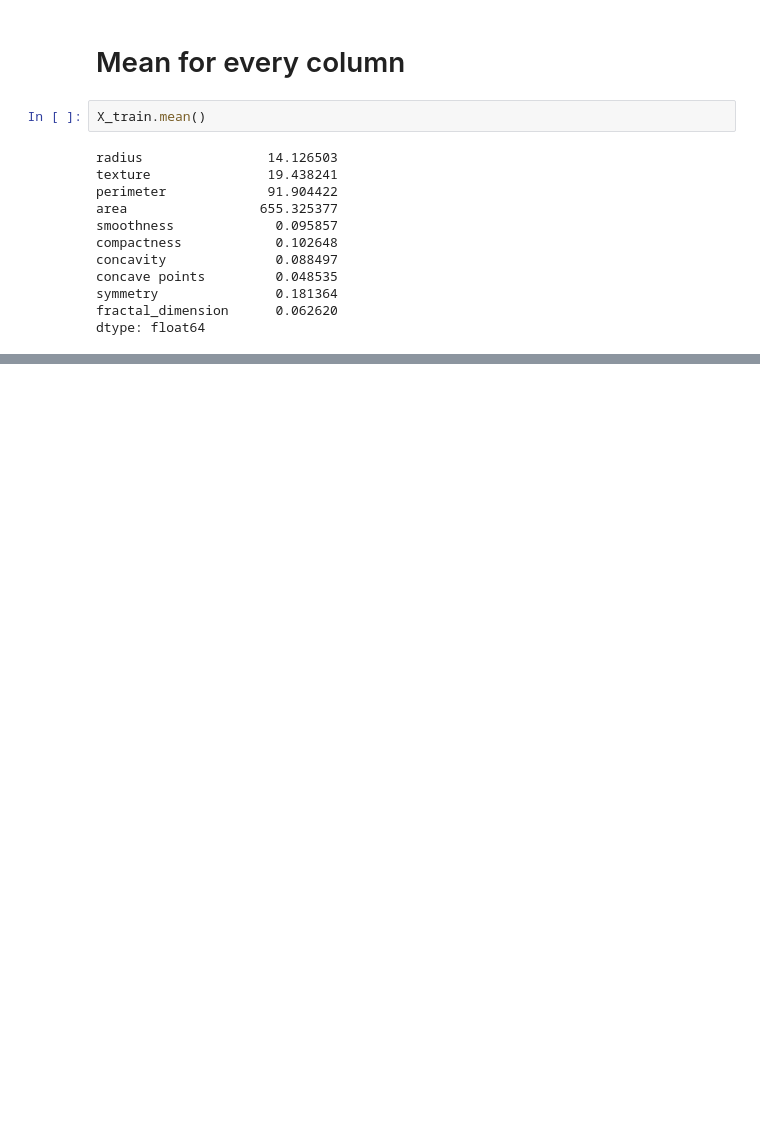
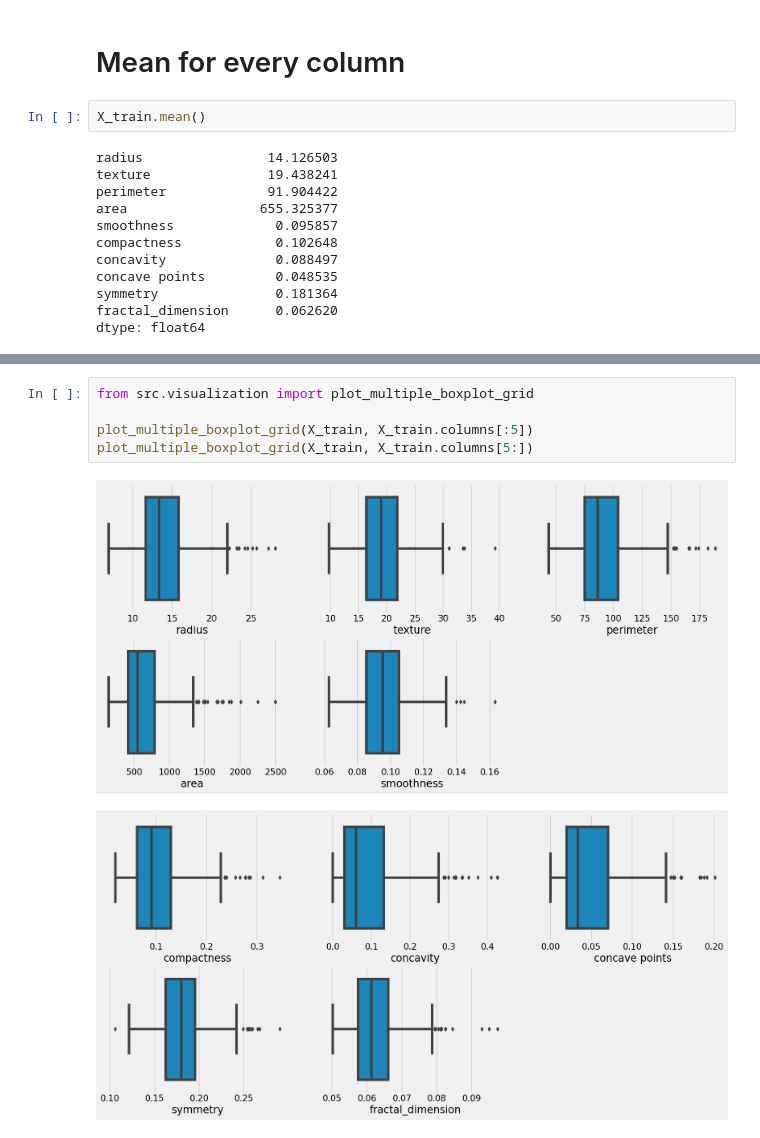
Before and after one commit to Research-Topics-in-Data-Mining/missingness-effect-complete-dataset, a Jupyter notebook: notebooks/Research Topics Project.ipynb, the cells around one changed output, grey strips where cells are left out. Cells and saved outputs as stored; diff of their text form; blank space fills up the shorter version.

```diff
--- a/notebooks/Research Topics Project.ipynb
+++ b/notebooks/Research Topics Project.ipynb
@@ -271 +264,9 @@ plot_multiple_distribution_grid(X_train, X_train.columns[5:])
+# %%
+from src.visualization import plot_multiple_boxplot_grid
+
+plot_multiple_boxplot_grid(X_train, X_train.columns[:5])
+plot_multiple_boxplot_grid(X_train, X_train.columns[5:])
+# %% [output]
+[figure, added]
+[figure, added]
 # %%
```
Also changed, not shown: parts of 13 cells of this notebook, 1 other file.
